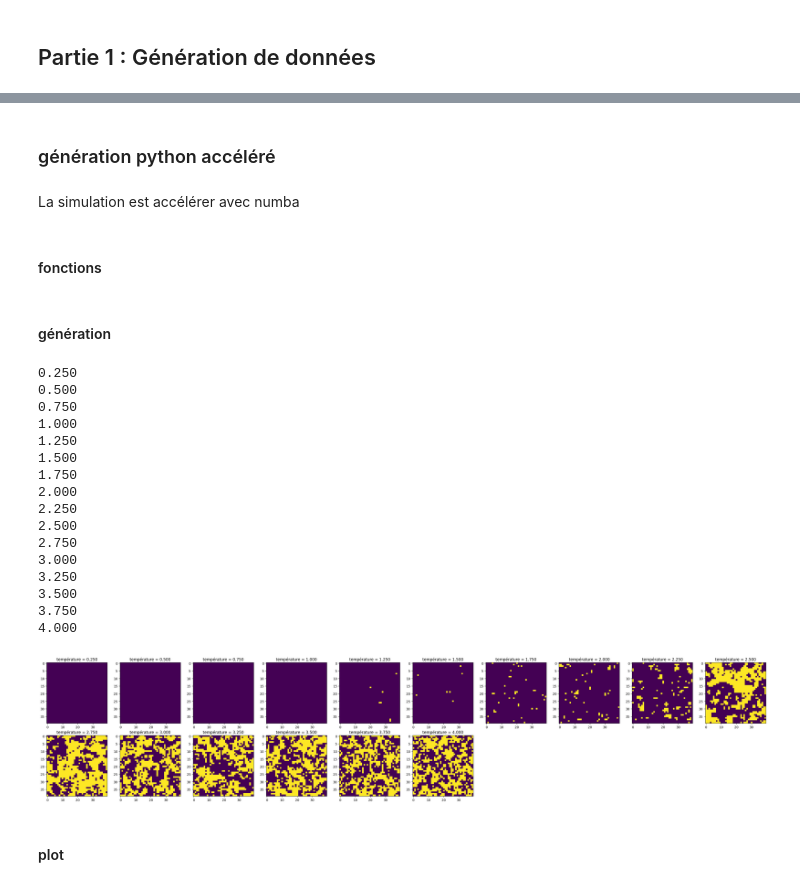
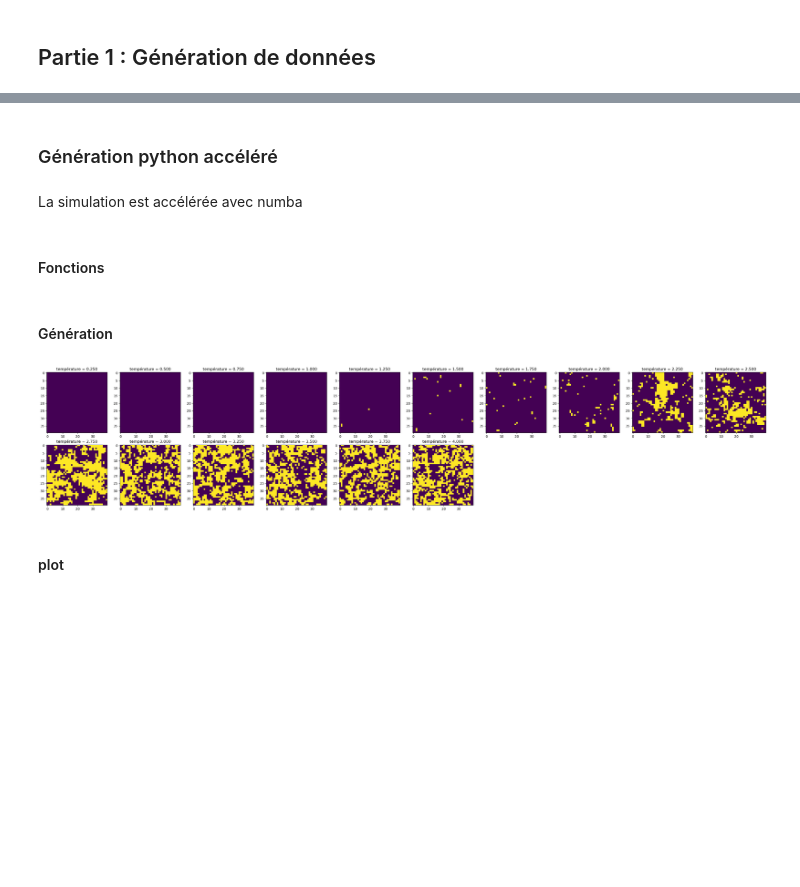
Before and after one commit to ma2this510/Ising-Model_IA_M1, a Jupyter notebook: Ising_Total_update_anatole.ipynb, the cells around one changed output, grey strips where cells are left out. Saved outputs shown, nothing was run; the diff lists cells and outputs as text; code cells hidden in the pictures; blank space fills up the shorter version.

```diff
--- a/Ising_Total_update_anatole.ipynb
+++ b/Ising_Total_update_anatole.ipynb
@@ -45,7 +49,7 @@ Nous allons voir dans cette partie comment générer des données avec le modèl
 # %% [markdown]
-### génération python accéléré
+### Génération python accéléré
 # %% [markdown]
-La simulation est accélérer avec numba
+La simulation est accélérée avec numba
 # %% [markdown]
-#### fonctions
+#### Fonctions
 # %%
@@ -139,55 +137,36 @@ def M(tableau, size):
 
     return abs(-1 * (size * size - totplus) + totplus) / (size * size)
 # %% [markdown]
-#### génération
+#### Génération
 # %%
 ratio_cases = 0.25
 
 size = 40
 
 tab = generer_tableau(ratio_cases, size)
 
 nb_pas = 300 # un pas correspond à 1600 tentatives d'ajouts de nouveaux points
 nb_data = 50
 
 T_liste = np.linspace(0.25, 4,16)
 
 
 Mliste=[]
 plt.figure(figsize=[40,40])
 
-for i,T in enumerate(T_liste):
-    temperature= "{:.3f}".format(T)
-    print(temperature)
+for i,T in tqdm(enumerate(T_liste)):
     exp_values = precomputed_exp_values(T)
     for dat in range(nb_data):
         tab = generer_tableau(ratio_cases, size)
         tab = new_point_parallel(tab, size, exp_values,nb_pas)
         Mliste.append(np.sum(tab))
     plt.subplot(10,10,i+1)
     plt.imshow(tab)
     plt.title('température = {:.3f}'.format(T))
 
-plt.savefig('nouvelle_data_controle.jpg',dpi =300)
 plt.show()
 # %% [output]
-0.250
-0.500
-0.750
-1.000
-1.250
-1.500
-1.750
-2.000
-2.250
-2.500
-2.750
-3.000
-3.250
-3.500
-3.750
-4.000
-[figure, old version]
+[figure, new version]
 # %% [markdown]
 #### plot
 # %%
```
Also changed, not shown: parts of 27 cells of this notebook, 15 other files.
